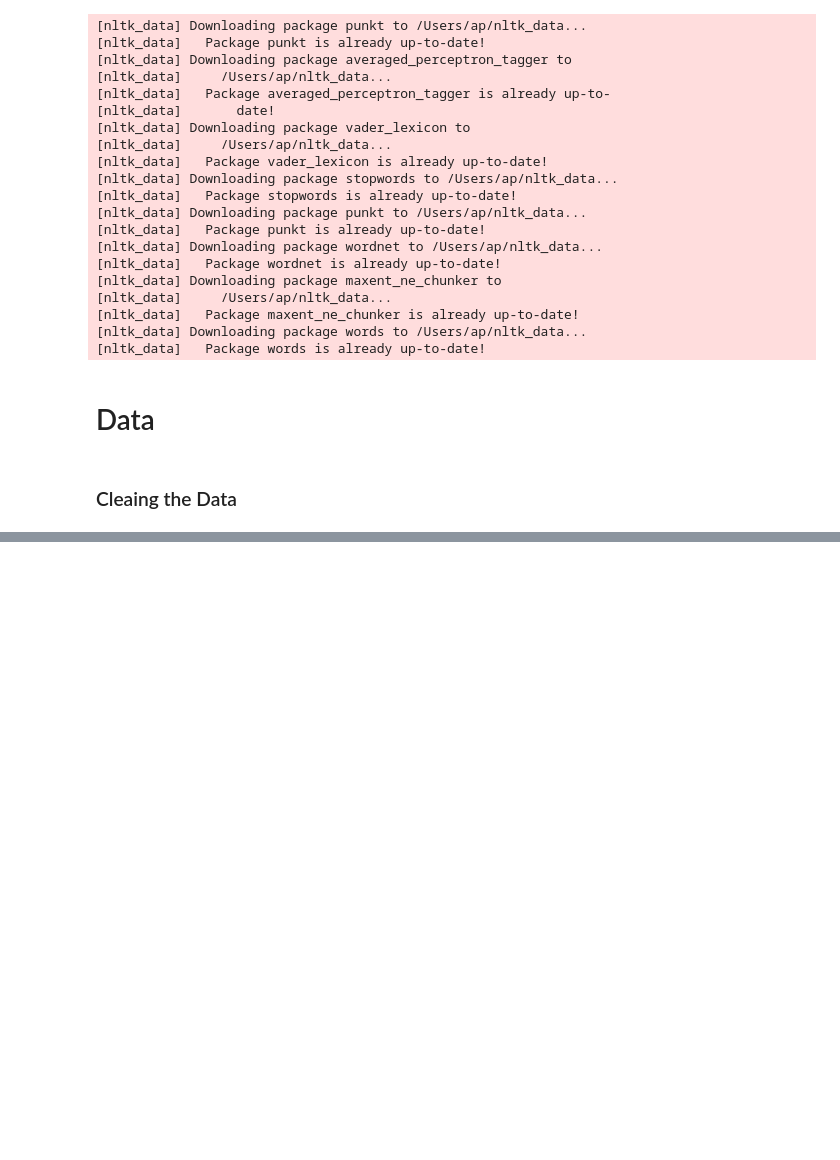
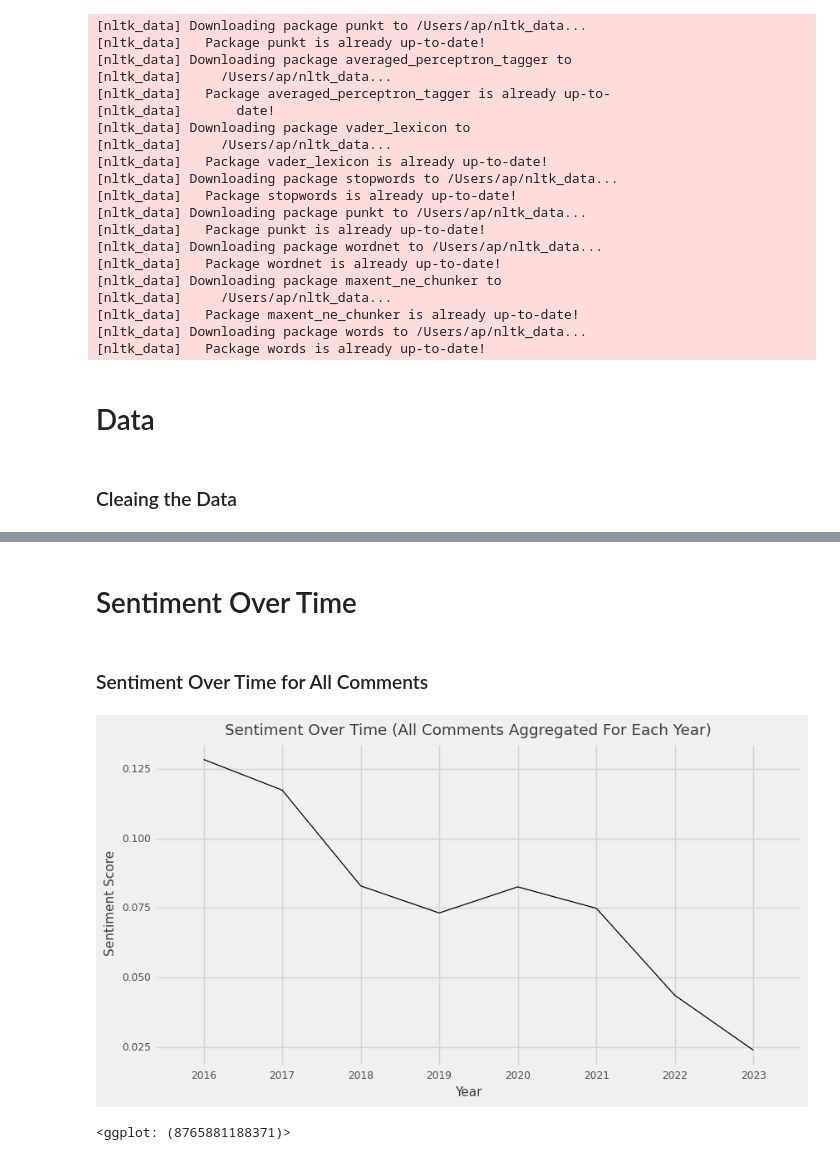
Before and after one commit to andrewtpei/Sentipedia, a Jupyter notebook: notebooks/NLTK.ipynb, the cells around one changed output, grey strips where cells are left out. Cells and saved outputs as stored; diff of their text form; code cells hidden in the pictures; blank space fills up the shorter version.

```diff
--- a/notebooks/NLTK.ipynb
+++ b/notebooks/NLTK.ipynb
@@ -171,0 +170,23 @@ df_reddit_brexit_nltk
+# %% [markdown]
+# Sentiment Over Time
+# %% [markdown]
+### Sentiment Over Time for All Comments
+# %%
+df_reddit_full_nltk['date'] = pd.to_datetime(df_reddit_full_nltk['date'])
+df_reddit_full_nltk['year'] = df_reddit_full_nltk['date'].dt.to_period('Y')
+df_avg = df_reddit_full_nltk.groupby('year')['score'].mean().reset_index()
+
+plot = (
+    ggplot(df_avg, aes(x='year', y='score', group = 1)) +
+    geom_line() +
+    xlab('Year') +
+    ylab('Sentiment Score') +
+    ggtitle('Sentiment Over Time (All Comments Aggregated For Each Year)') +
+    theme_538(base_family = 'Mono') +
+    theme(figure_size=(10, 5))
+)
+
+plot
+# %% [output]
+[figure, added]
+<ggplot: (8765881188371)>
```
Also changed, not shown: parts of 39 cells of this notebook, 1 other file.
